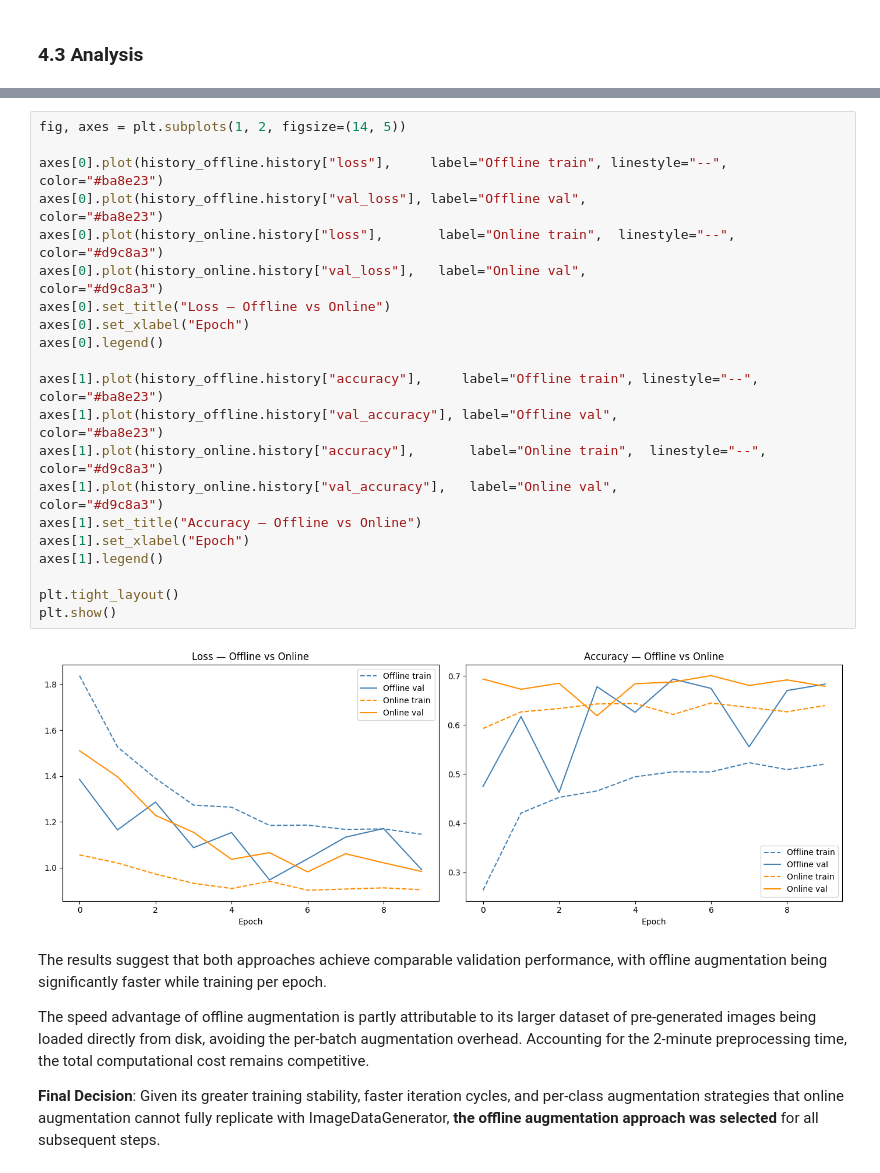
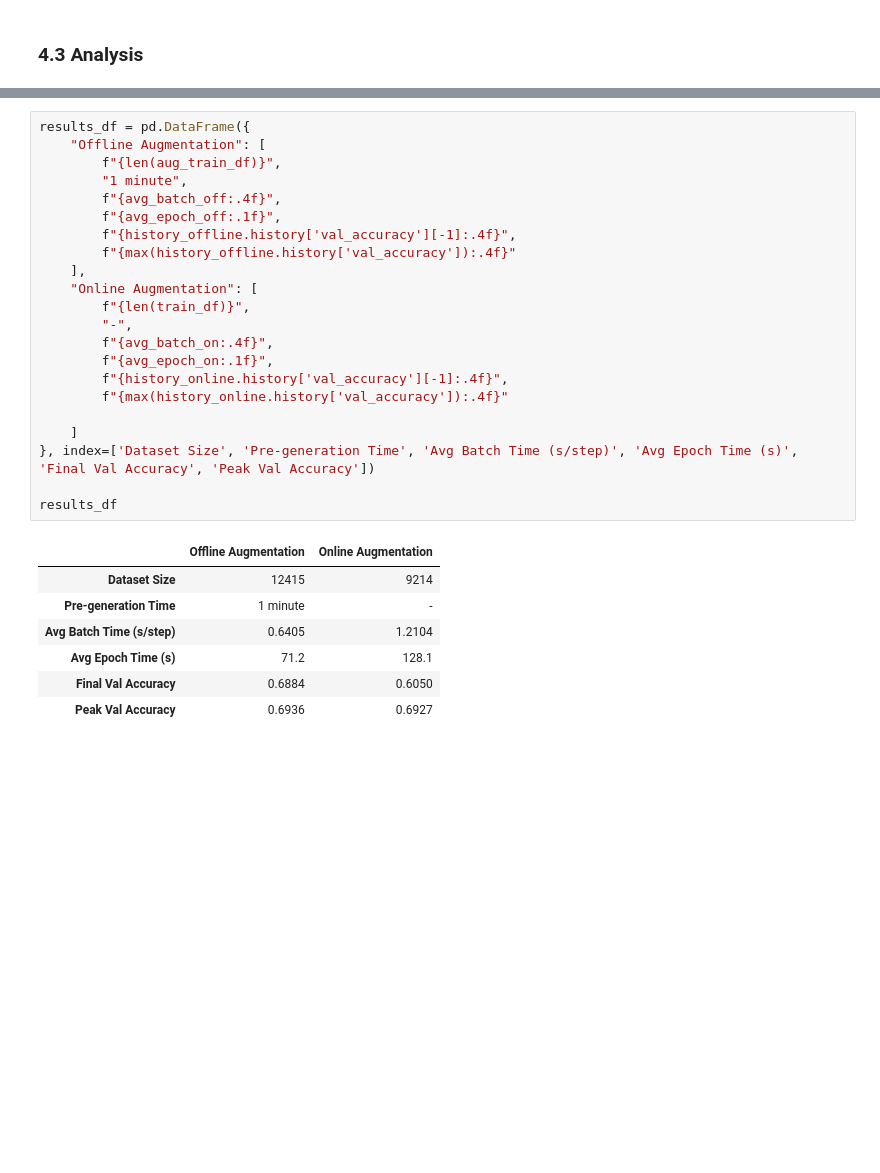
Before and after one commit to mariafranciscag/deep-learning-project, a Jupyter notebook: DataAugmentation.ipynb, the cells around one changed output, grey strips where cells are left out. Drawn from its saved outputs; the diff is of its cells as text; blank space fills up the shorter version.

```diff
--- a/DataAugmentation.ipynb
+++ b/DataAugmentation.ipynb
@@ -439,29 +441,30 @@ pd.DataFrame({
-# %%
-fig, axes = plt.subplots(1, 2, figsize=(14, 5))
-
-axes[0].plot(history_offline.history["loss"],     label="Offline train", linestyle="--", color="#ba8e23")
-axes[0].plot(history_offline.history["val_loss"], label="Offline val",                  color="#ba8e23")
-axes[0].plot(history_online.history["loss"],       label="Online train",  linestyle="--", color="#d9c8a3")
-axes[0].plot(history_online.history["val_loss"],   label="Online val",                   color="#d9c8a3")
-axes[0].set_title("Loss — Offline vs Online")
-axes[0].set_xlabel("Epoch")
-axes[0].legend()
-
-axes[1].plot(history_offline.history["accuracy"],     label="Offline train", linestyle="--", color="#ba8e23")
-axes[1].plot(history_offline.history["val_accuracy"], label="Offline val",                  color="#ba8e23")
-axes[1].plot(history_online.history["accuracy"],       label="Online train",  linestyle="--", color="#d9c8a3")
-axes[1].plot(history_online.history["val_accuracy"],   label="Online val",                   color="#d9c8a3")
-axes[1].set_title("Accuracy — Offline vs Online")
-axes[1].set_xlabel("Epoch")
-axes[1].legend()
-
-plt.tight_layout()
-plt.show()
-# %% [output]
-[figure, removed]
-# %% [markdown]
-The results suggest that both approaches achieve comparable validation performance, with offline augmentation being significantly faster while training per epoch.
-
-The speed advantage of offline augmentation is partly attributable to its larger dataset of pre-generated images being loaded directly from disk, avoiding the per-batch augmentation overhead. Accounting for the 2-minute preprocessing time, the total computational cost remains competitive.
-
-**Final Decision**: Given its greater training stability, faster iteration cycles, and per-class augmentation strategies that online augmentation cannot fully replicate with ImageDataGenerator, **the offline augmentation approach was selected** for all subsequent steps.
+# %%
+results_df = pd.DataFrame({
+    "Offline Augmentation": [
+        f"{len(aug_train_df)}",
+        "1 minute",
+        f"{avg_batch_off:.4f}",
+        f"{avg_epoch_off:.1f}",
+        f"{history_offline.history['val_accuracy'][-1]:.4f}",
+        f"{max(history_offline.history['val_accuracy']):.4f}"
+    ],
+    "Online Augmentation": [
+        f"{len(train_df)}",
+        "-",
+        f"{avg_batch_on:.4f}",
+        f"{avg_epoch_on:.1f}",
+        f"{history_online.history['val_accuracy'][-1]:.4f}",
+        f"{max(history_online.history['val_accuracy']):.4f}"
+
+    ]
+}, index=['Dataset Size', 'Pre-generation Time', 'Avg Batch Time (s/step)', 'Avg Epoch Time (s)', 'Final Val Accuracy', 'Peak Val Accuracy'])
+
+results_df
+# %% [output]
+|  | Offline Augmentation | Online Augmentation |
+| Dataset Size | 12415 | 9214 |
+| Pre-generation Time | 1 minute | - |
+| Avg Batch Time (s/step) | 0.6405 | 1.2104 |
+| Avg Epoch Time (s) | 71.2 | 128.1 |
+| Final Val Accuracy | 0.6884 | 0.6050 |
+| Peak Val Accuracy | 0.6936 | 0.6927 |
```
Also changed, not shown: parts of 21 cells of this notebook.
